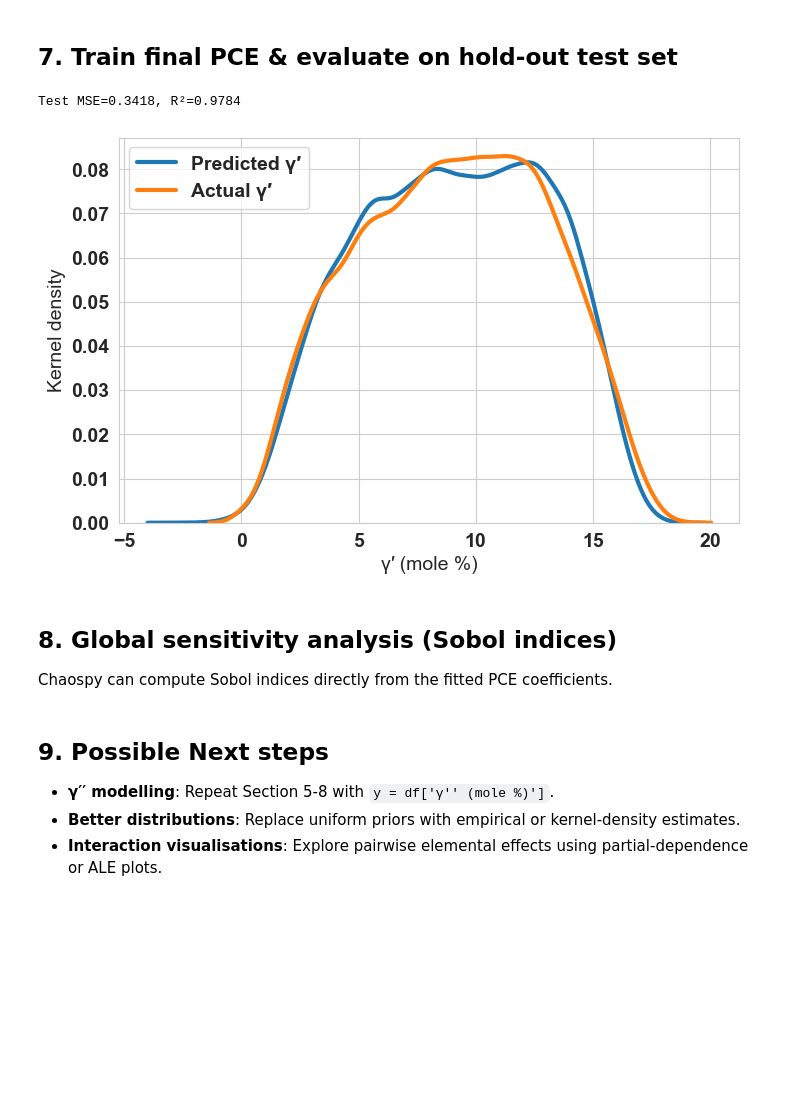
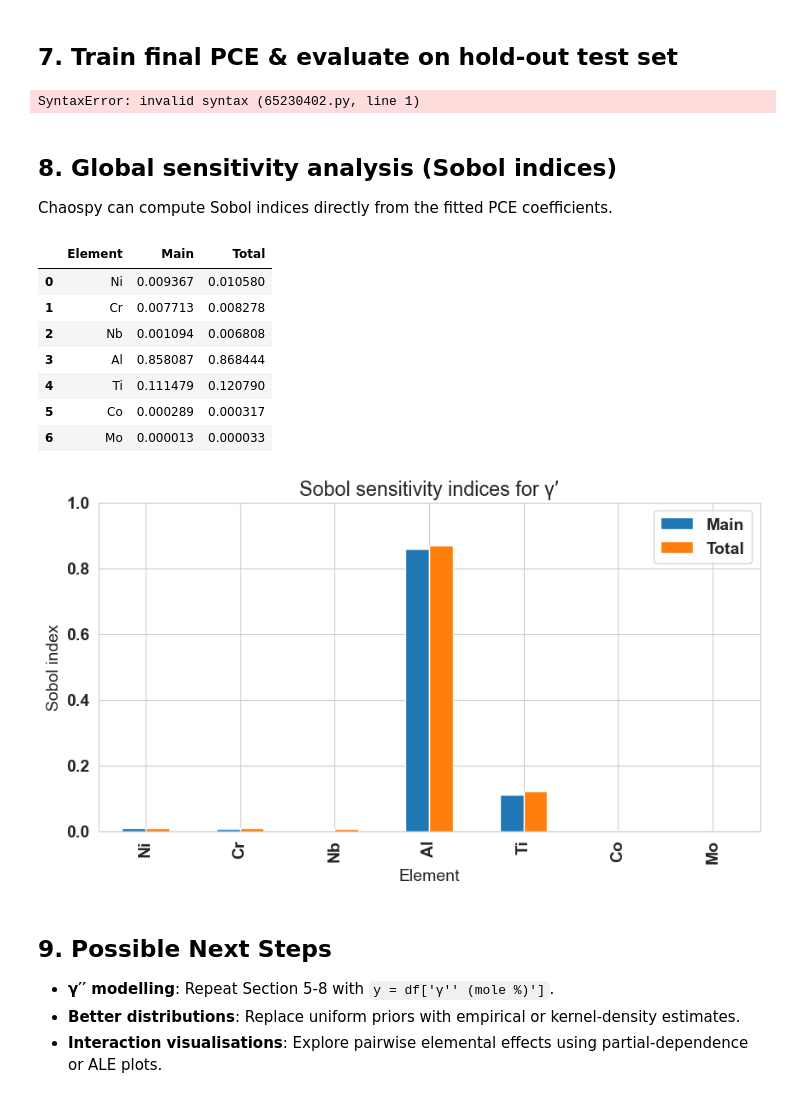
Before and after one commit to imqcam/composition-microstructure-sensitivity-analysis-release, a Jupyter notebook: Composition_to_Microstructure_Sensitivity_pipeline.ipynb, the cells around one changed output. Drawn from its saved outputs; the diff is of its cells as text; code cells hidden in the pictures; blank space fills up the shorter version.

```diff
--- a/Composition_to_Microstructure_Sensitivity_pipeline.ipynb
+++ b/Composition_to_Microstructure_Sensitivity_pipeline.ipynb
@@ -229,10 +218,7 @@ Selected polynomial order: 4
 # %% [markdown]
 ## 7. Train final PCE & evaluate on hold‑out test set
 # %%
-
-#------------------------------------------------------------------------------#
-# 7. Final model fit & test evaluation                                         #
-#------------------------------------------------------------------------------#
+7. Final model fit & test evaluation
 
 poly_final = cp.expansion.stieltjes(best_order, joint_dist)
 model_final = cp.fit_regression(poly_final, X_train.T, y_train)
@@ -251,38 +237,44 @@ plt.ylabel("Kernel density")
 plt.legend()
 plt.show()
 # %% [output]
-Test MSE=0.3418, R²=0.9784
+SyntaxError: invalid syntax (65230402.py, line 1)
-[figure, removed]
 # %% [markdown]
 ## 8. Global sensitivity analysis (Sobol indices)
 
 Chaospy can compute Sobol indices directly from the fitted PCE coefficients.
 # %%
-
-#------------------------------------------------------------------------------#
-# 8. Sobol sensitivity indices                                                 #
-#------------------------------------------------------------------------------#
+8. Sobol sensitivity indices
 
 main_sobol = cp.Sens_m(model_final, joint_dist)
 total_sobol = cp.Sens_t(model_final, joint_dist)
 
 elements = ['Ni', 'Cr', 'Nb', 'Al', 'Ti', 'Co', 'Mo']
 sobol_df = pd.DataFrame({
     'Element': elements,
     'Main': main_sobol,
     'Total': total_sobol
 })
 
 display(sobol_df)
 
 # Bar plot
 sobol_df.set_index('Element').plot.bar(figsize=(10,5))
 plt.title("Sobol sensitivity indices for γ′")
 plt.ylabel("Sobol index")
 plt.ylim(0, 1)
 plt.show()
+# %% [output]
+|  | Element | Main | Total |
+| 0 | Ni | 0.009367 | 0.010580 |
+| 1 | Cr | 0.007713 | 0.008278 |
+| 2 | Nb | 0.001094 | 0.006808 |
+| 3 | Al | 0.858087 | 0.868444 |
+| 4 | Ti | 0.111479 | 0.120790 |
+| 5 | Co | 0.000289 | 0.000317 |
+| 6 | Mo | 0.000013 | 0.000033 |
+[figure, added]
 # %% [markdown]
-## 9. Possible Next steps
+## 9. Possible Next Steps
 
 * **γ′′ modelling**: Repeat Section 5‑8 with `y = df['γ′′ (mole %)']`.
 * **Better distributions**: Replace uniform priors with empirical or kernel‑density estimates.
```
Also changed, not shown: parts of 7 cells of this notebook, 2 other files.
